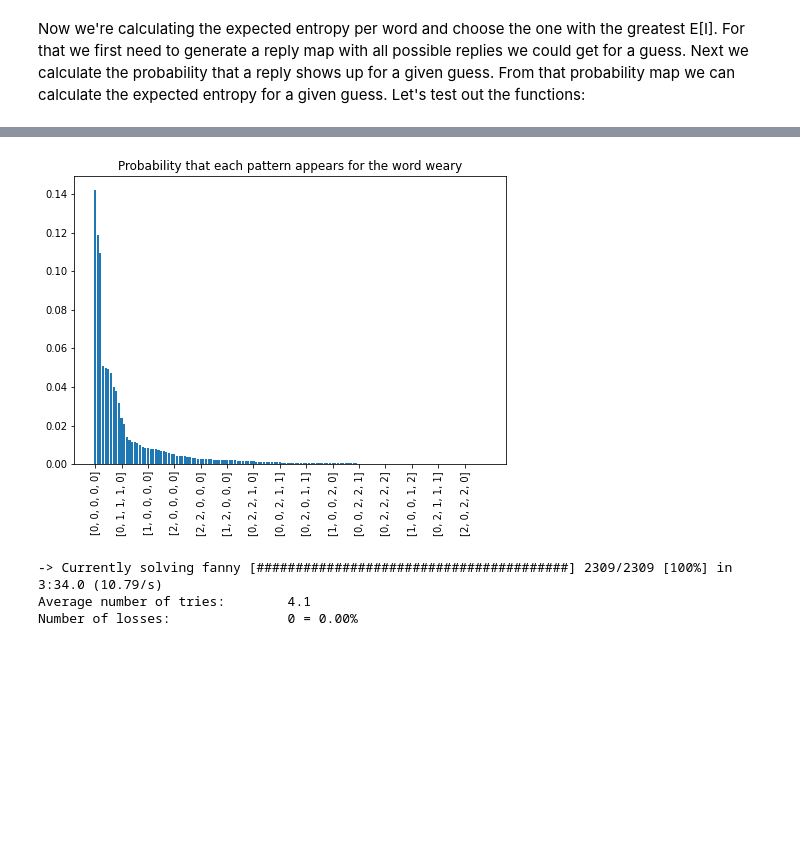
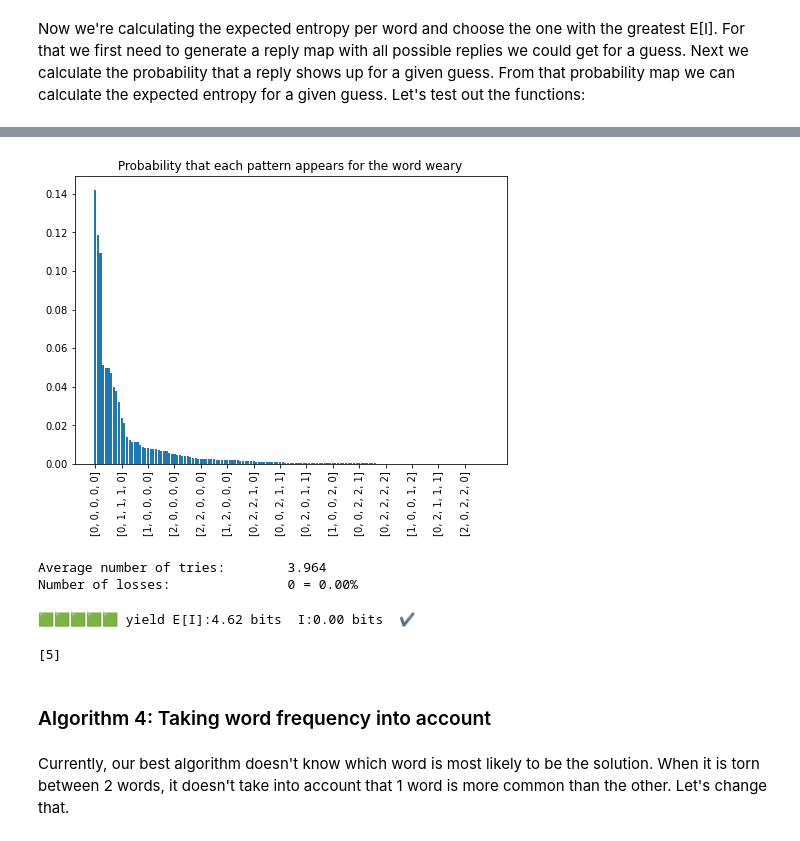
Before and after one commit to loss-given-default/Wordle, a Jupyter notebook: Wodle.ipynb, the cells around one changed output, grey strips where cells are left out. Drawn from its saved outputs; the diff is of its cells as text; code cells hidden in the pictures; blank space fills up the shorter version.

Commit message:
Wordle algorithm 4

```diff
--- a/Wodle.ipynb
+++ b/Wodle.ipynb
@@ -165,9 +107,10 @@ probability map we can calculate the expected entropy for a given guess. Let's t
 # %%
 guess = "weary"
 reply_map = wrdl.wordle_reply_generator()
-gpm = wrdl.guess_probability_map(guess, all_allowed)
+gpm = wrdl.guess_probability_map(guess, all_allowed, {k: (1/len(all_allowed)) for k in all_allowed})
 e = wrdl.expected_entropy_from_word(guess, all_allowed)
-entropy_db = wrdl.load_entropy_db()
+entropy_db = wrdl.load_entropy_db("entropy_db")
+uniform_freq_map = {word: 1 for word in all_allowed}
 
 print(f"guess: {guess}")
 print(f"reply map: {reply_map[:4]}")
@@ -185,20 +126,17 @@ wrdl.save_entropy_db(entropy_db)
 # %%
 #plotting probability map for example word -> how likely each pattern is
 guess = "weary"
-gpm = wrdl.guess_probability_map(guess, all_allowed)
+gpm = wrdl.guess_probability_map(guess, all_allowed, {k: (1/len(all_allowed)) for k in all_allowed}) #uniform freq map must sum up to 1
 gpm = sorted(gpm, key=lambda tup: tup[1], reverse = True) #sorts the list
 x, y = zip(*gpm)
 x = [str(i) for i in x]
-
-# x = df.index.values.tolist()
-# y = df["Probability"].tolist()
 
 fig = plt.figure()
 ax = fig.add_axes([0,0,1,1])
 ax.bar(x,y)
 plt.xticks(np.arange(0, len(x)+1, 10), rotation=90)
 
 plt.title(f"Probability that each pattern appears for the word {guess}")
 plt.show()
 # %% [output]
-[figure, old version]
+[figure, new version]
@@ -292,12 +143,20 @@ def wordle_algorithm_3(solutions = solutions, allowed_words = all_allowed, \
 # %%
-#takes xx minutes to run
-taken_tries = wordle_algorithm_3(solutions, verbose = True)
+#takes 6 minutes to run
+taken_tries = algo.wordle_algorithm_4(solutions, all_allowed, verbose = False, entropy_db = entropy_db, freq_map = uniform_freq_map, bar = True)
 invalid_guesses = [x for x in taken_tries if x > 6]
-
+clear_output(wait=True)
 sleep(1)
-print(f"Average number of tries:\t{sum(taken_tries)/len(taken_tries):.2}")
+print(f"Average number of tries:\t{sum(taken_tries)/len(taken_tries):.4}")
 print(f"Number of losses:\t\t{len(invalid_guesses)} = {len(invalid_guesses)/len(taken_tries):.2%}")
 # %% [output]
--> Currently solving fanny [########################################] 2309/2309 [100%] in 3:34.0 (10.79/s)
-Average number of tries:        4.1
+Average number of tries:        3.964
 Number of losses:               0 = 0.00%
+# %%
+algo.wordle_algorithm_4(solutions, all_allowed, manual = True, entropy_db = entropy_db, freq_map = uniform_freq_map, bar = False)
+# %% [output]
+🟩🟩🟩🟩🟩 yield E[I]:4.62 bits  I:0.00 bits  ✔️
+[5]
+# %% [markdown]
+### Algorithm 4: Taking word frequency into account
+# %% [markdown]
+Currently, our best algorithm doesn't know which word is most likely to be the solution. When it is torn between 2 words, it doesn't take into account that 1 word is more common than the other. Let's change that.
```
Also changed, not shown: parts of 23 cells of this notebook, 17 other files.
